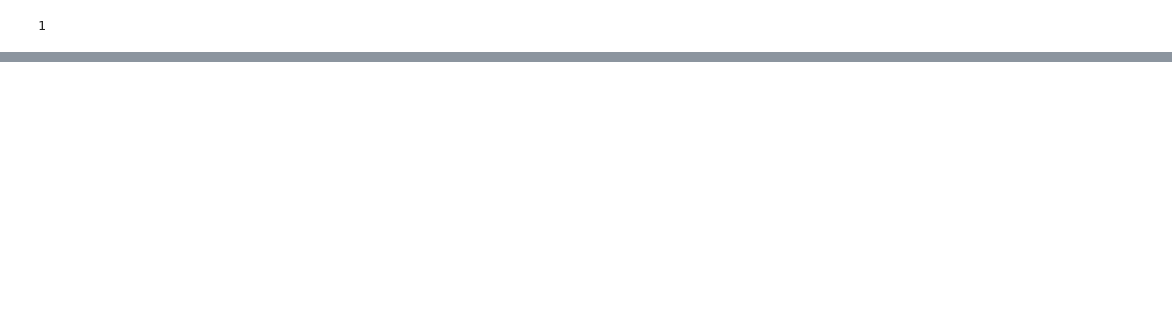
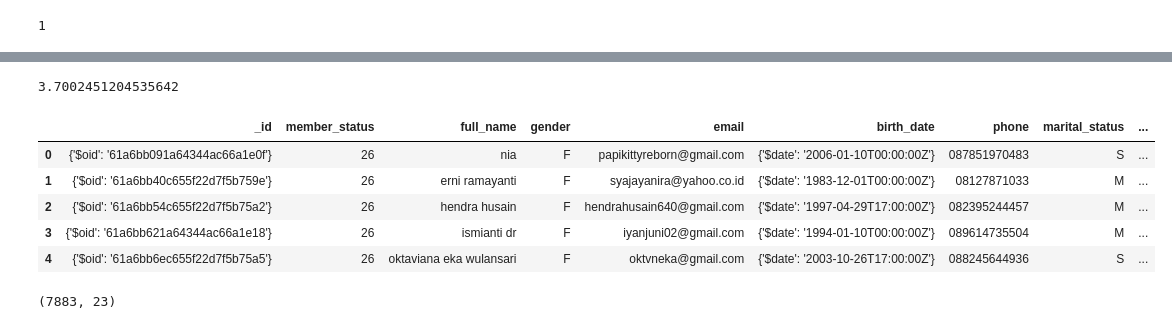
Before and after one commit to akhiyarwaladi/alfagift_alert, a Jupyter notebook: fake_account_trainbased_group.ipynb, the cells around one changed output, grey strips where cells are left out. Saved outputs shown, nothing was run; the diff lists cells and outputs as text; code cells hidden in the pictures; blank space fills up the shorter version.

```diff
--- a/fake_account_trainbased_group.ipynb
+++ b/fake_account_trainbased_group.ipynb
@@ -141,3 +143,22 @@ score_gibberish(email)
+# %%
+from gibberish_detector import detector
+
+path_detector_indo = '/home/server/gli-data-science/akhiyar/alfagift_alert/gibberish-detector/indo_news.model.test'
+Detector = detector.create_from_model(
+    path_detector_indo
+)
+
+def score_gibberish(input_email):
+    split_email = input_email.split('@')[0]
+
+    score_gib = Detector.calculate_probability_of_being_gibberish(split_email)
+
+    return score_gib
+
+email = 'fadmawdwa@gmail.com'
+score_gibberish(email)
+# %% [output]
+3.7002451204535642
 # %%
 alfagift_member = pd.read_json('/home/server/mongo_export/alfagift_member_01jan22.json',
                               dtype='object')
@@ -369,2 +399,9 @@ for dr in pd.date_range('2021-12-01', '2022-04-20', freq='D'):
 # %%
-alfagift_member_sel_d.tail()
+alfagift_member_sel_d.head()
+# %% [output]
+|  | _id | member_status | full_name | gender | email | birth_date | phone | marital_status | ... |
+| 0 | {'$oid': '61a6bb091a64344ac66a1e0f'} | 26 | nia | F | papikittyreborn@gmail.com | {'$date': '2006-01-10T00:00:00Z'} | 087851970483 | S | ... |
+| 1 | {'$oid': '61a6bb40c655f22d7f5b759e'} | 26 | erni ramayanti | F | syajayanira@yahoo.co.id | {'$date': '1983-12-01T00:00:00Z'} | 08127871033 | M | ... |
+| 2 | {'$oid': '61a6bb54c655f22d7f5b75a2'} | 26 | hendra husain | F | hendrahusain640@gmail.com | {'$date': '1997-04-29T17:00:00Z'} | 082395244457 | M | ... |
+| 3 | {'$oid': '61a6bb621a64344ac66a1e18'} | 26 | ismianti dr | F | iyanjuni02@gmail.com | {'$date': '1994-01-10T00:00:00Z'} | 089614735504 | M | ... |
+| 4 | {'$oid': '61a6bb6ec655f22d7f5b75a5'} | 26 | oktaviana eka wulansari | F | oktvneka@gmail.com | {'$date': '2003-10-26T17:00:00Z'} | 088245644936 | S | ... |
@@ -385,0 +408,4 @@ np.quantile(alfagift_member_sel_d['nameMatch_count'], 0.75)
+# %%
+alfagift_member_sel_d.shape
+# %% [output]
+(7883, 23)
```
Also changed, not shown: parts of 30 cells of this notebook, 1 other file.
